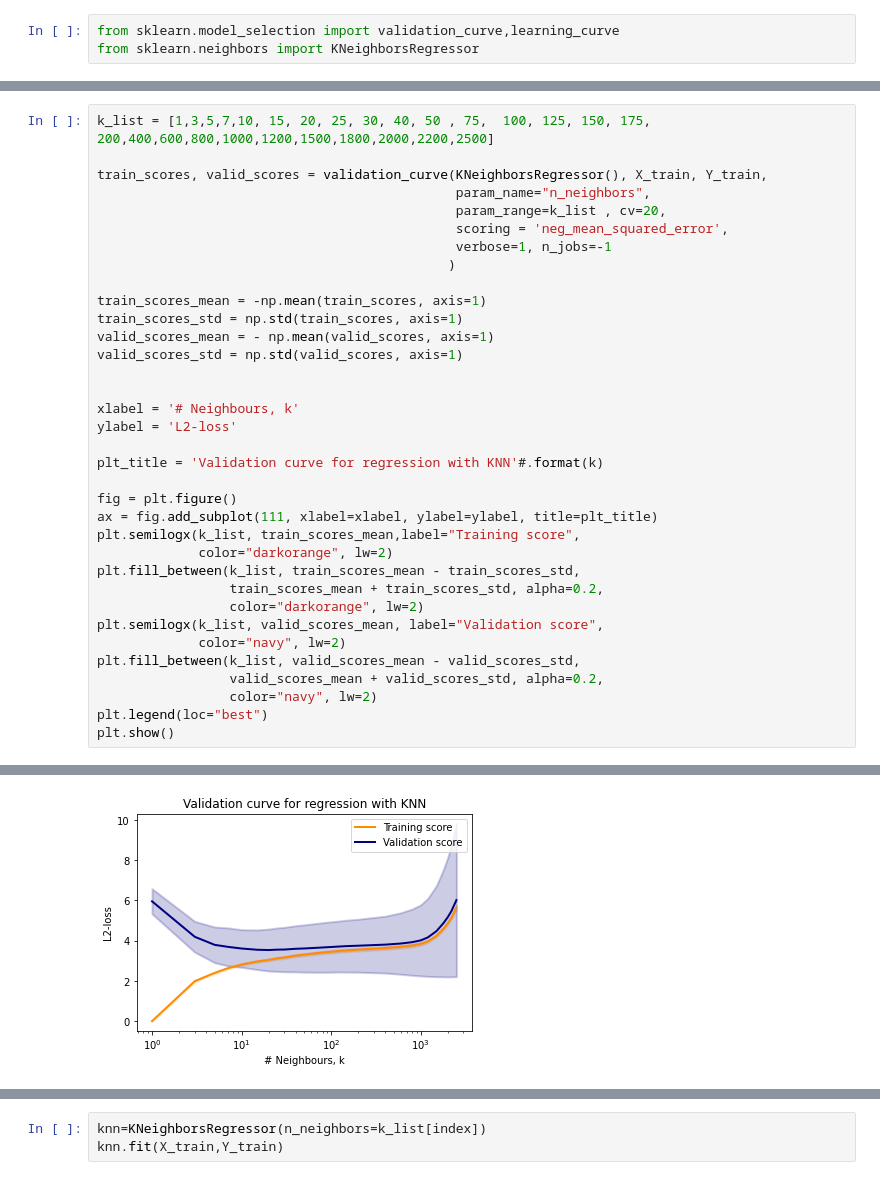
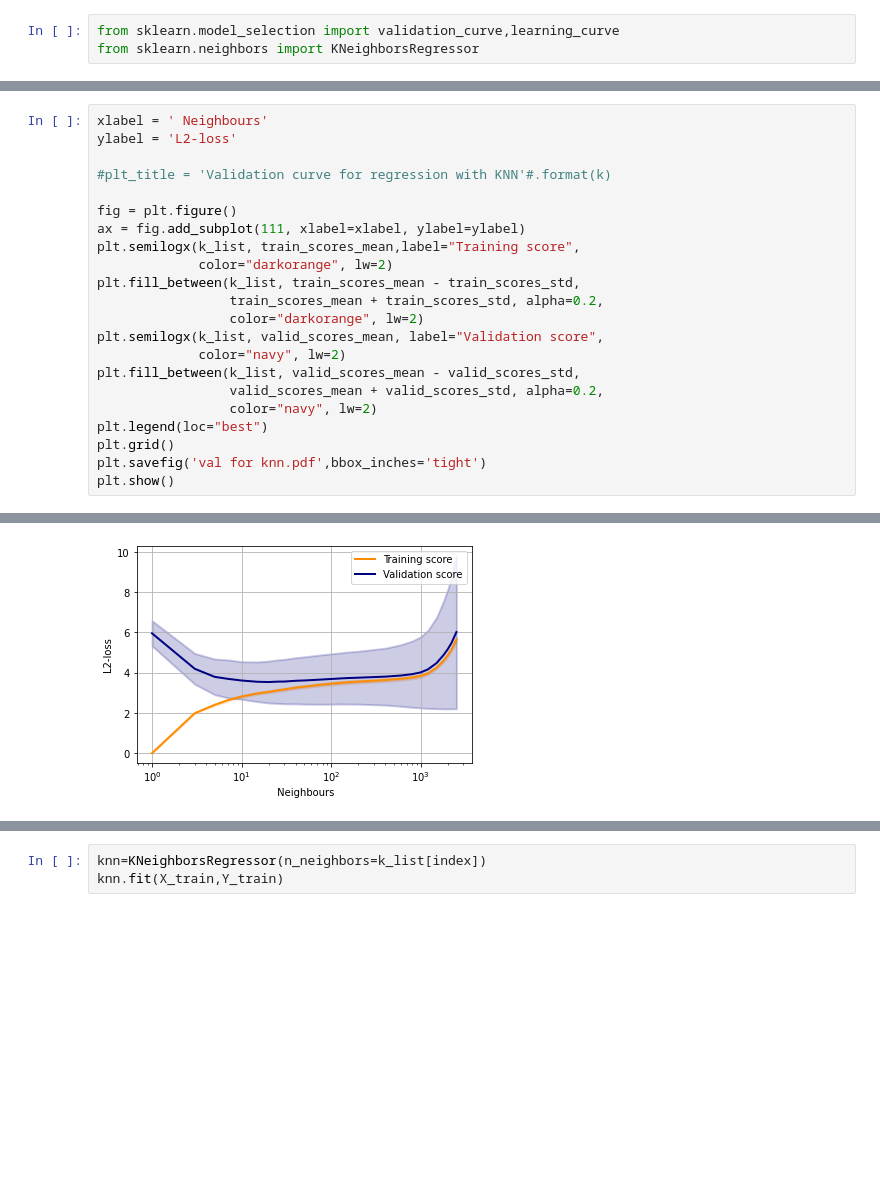
Before and after one commit to Ali-Setareh/Machine-learning-in-physics-Project, a Jupyter notebook: Phase 2- Classical Models/Phase 2.ipynb, the cells around one changed output, grey strips where cells are left out. Drawn from its saved outputs; the diff is of its cells as text; blank space fills up the shorter version.

```diff
--- a/Phase 2- Classical Models/Phase 2.ipynb
+++ b/Phase 2- Classical Models/Phase 2.ipynb
@@ -108,26 +144,11 @@ from sklearn.neighbors import KNeighborsRegressor
 # %%
-k_list = [1,3,5,7,10, 15, 20, 25, 30, 40, 50 , 75,  100, 125, 150, 175, 200,400,600,800,1000,1200,1500,1800,2000,2200,2500]
-
-train_scores, valid_scores = validation_curve(KNeighborsRegressor(), X_train, Y_train,
-                                              param_name="n_neighbors",
-                                              param_range=k_list , cv=20,
-                                              scoring = 'neg_mean_squared_error',
-                                              verbose=1, n_jobs=-1
-                                             )
-
-train_scores_mean = -np.mean(train_scores, axis=1)
-train_scores_std = np.std(train_scores, axis=1)
-valid_scores_mean = - np.mean(valid_scores, axis=1)
-valid_scores_std = np.std(valid_scores, axis=1)
-
-
-xlabel = '# Neighbours, k'
+xlabel = ' Neighbours'
 ylabel = 'L2-loss'
 
-plt_title = 'Validation curve for regression with KNN'#.format(k)
+#plt_title = 'Validation curve for regression with KNN'#.format(k)
 
 fig = plt.figure()
-ax = fig.add_subplot(111, xlabel=xlabel, ylabel=ylabel, title=plt_title)
+ax = fig.add_subplot(111, xlabel=xlabel, ylabel=ylabel)
 plt.semilogx(k_list, train_scores_mean,label="Training score",
              color="darkorange", lw=2)
 plt.fill_between(k_list, train_scores_mean - train_scores_std,
@@ -139,5 +160,7 @@ plt.fill_between(k_list, valid_scores_mean - valid_scores_std,
                  valid_scores_mean + valid_scores_std, alpha=0.2,
                  color="navy", lw=2)
 plt.legend(loc="best")
+plt.grid()
+plt.savefig('val for knn.pdf',bbox_inches='tight')
 plt.show()
 # %% [output]
@@ -146,4 +167,4 @@ plt.show()
-[figure, old version]
+[figure, new version]
 # %%
 res=valid_scores_mean-train_scores_mean
 plt.plot(k_list,res,'-o',ms=4)
```
Also changed, not shown: parts of 22 cells of this notebook, 4 other files.
